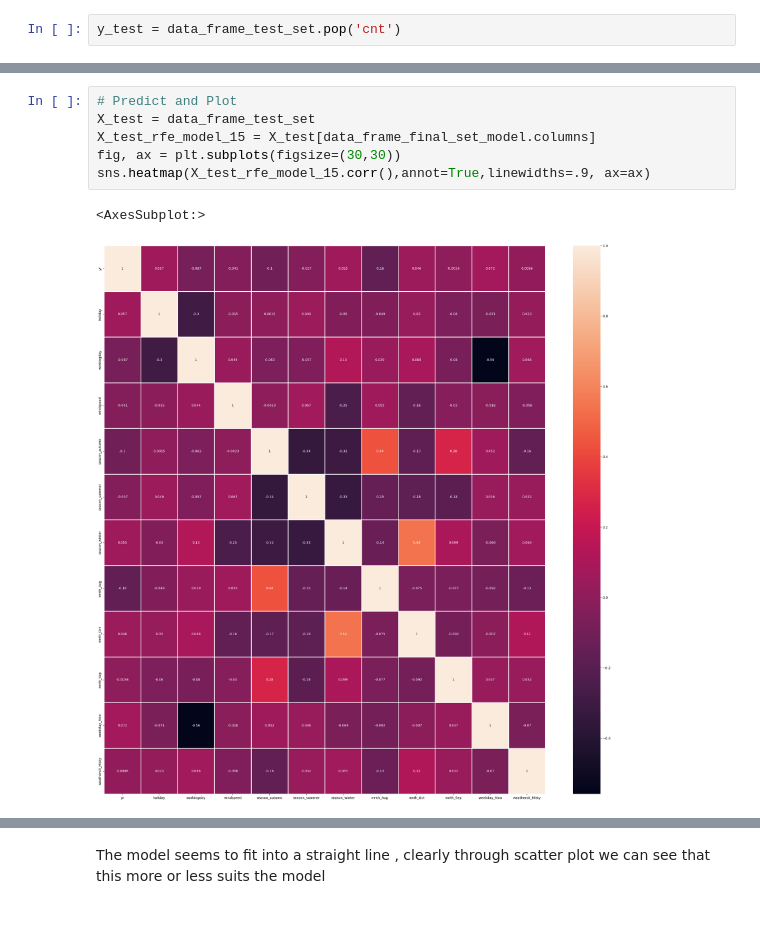
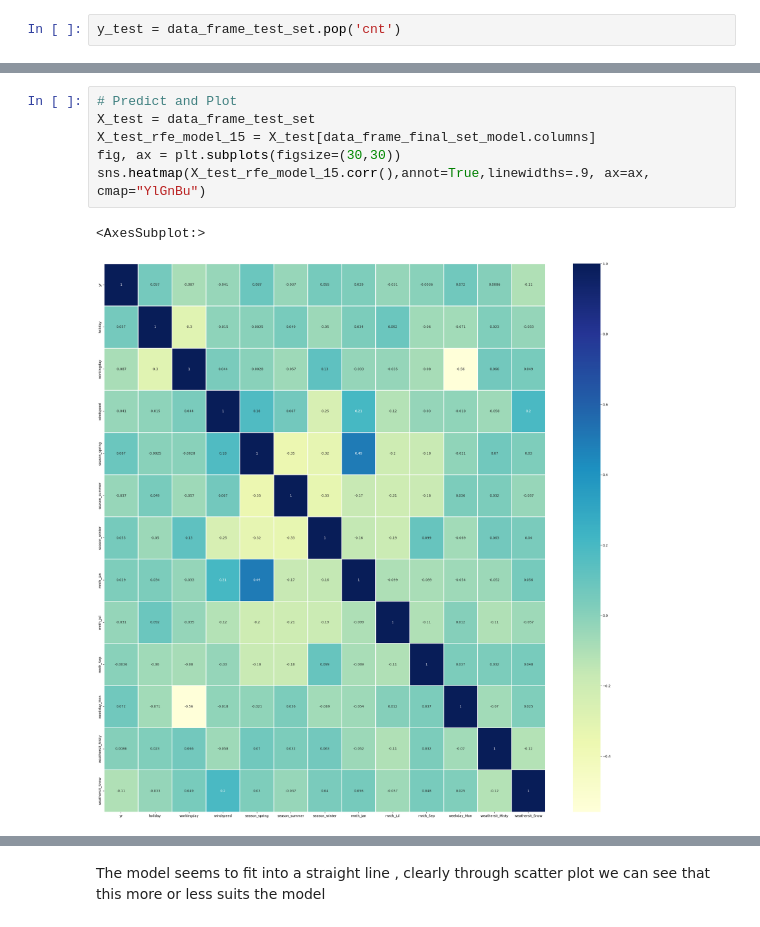
Before and after one commit to krishnendra/Bike_Sharing_Assignment, a Jupyter notebook: BikeCaseStudy.ipynb, the cells around one changed output, grey strips where cells are left out. Saved outputs shown, nothing was run; the diff lists cells and outputs as text.

Commit message:
Change color of heatmap

```diff
--- a/BikeCaseStudy.ipynb
+++ b/BikeCaseStudy.ipynb
@@ -581,12 +573,12 @@ data_frame_test_set
 # %%
 # Predict and Plot
 X_test = data_frame_test_set
 X_test_rfe_model_15 = X_test[data_frame_final_set_model.columns]
 fig, ax = plt.subplots(figsize=(30,30))
-sns.heatmap(X_test_rfe_model_15.corr(),annot=True,linewidths=.9, ax=ax)
+sns.heatmap(X_test_rfe_model_15.corr(),annot=True,linewidths=.9, ax=ax, cmap="YlGnBu")
 # %% [output]
 <AxesSubplot:>
-[figure, old version]
+[figure, new version]
 # %%
 
 
```
Also changed, not shown: parts of 9 cells of this notebook.
